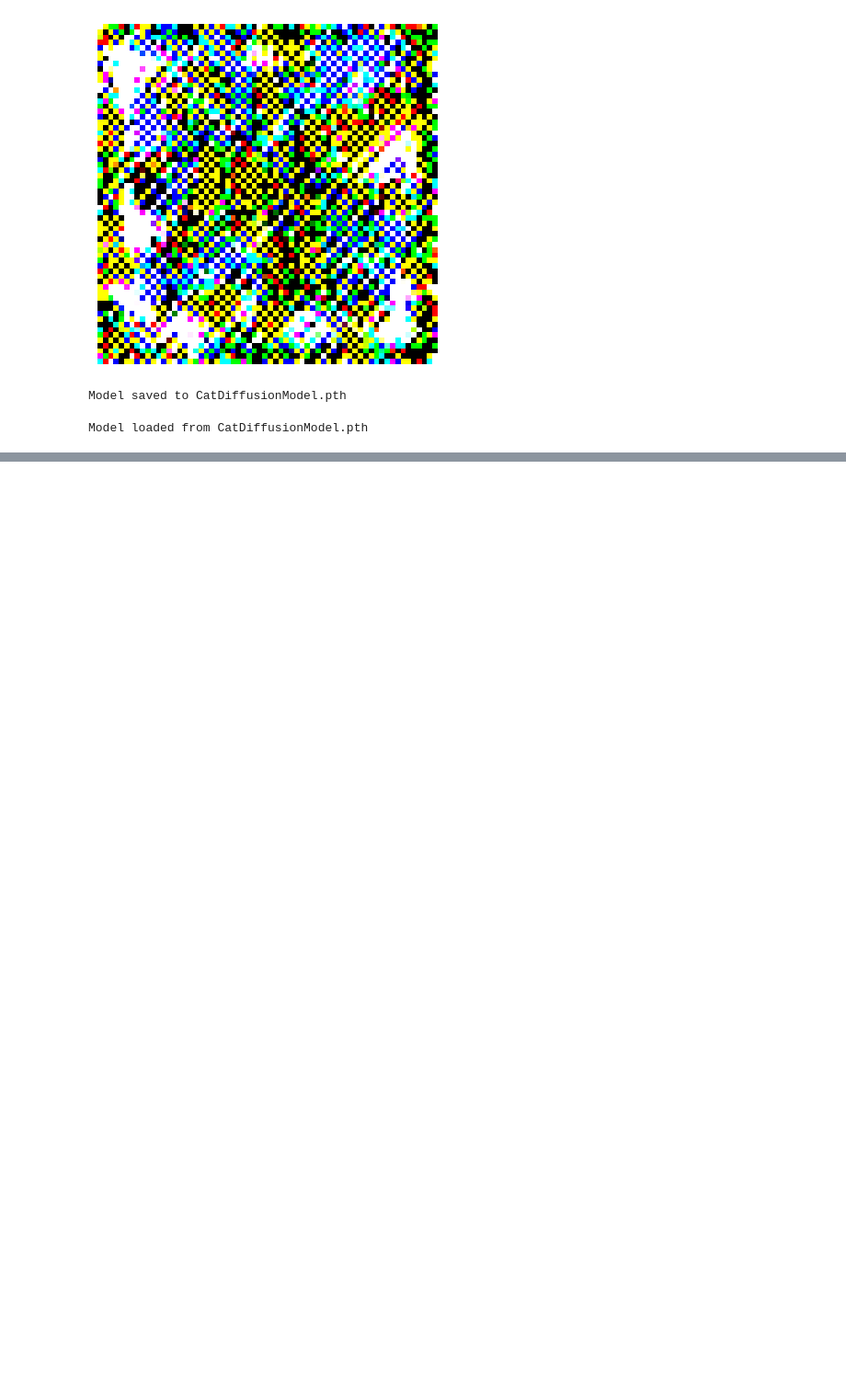
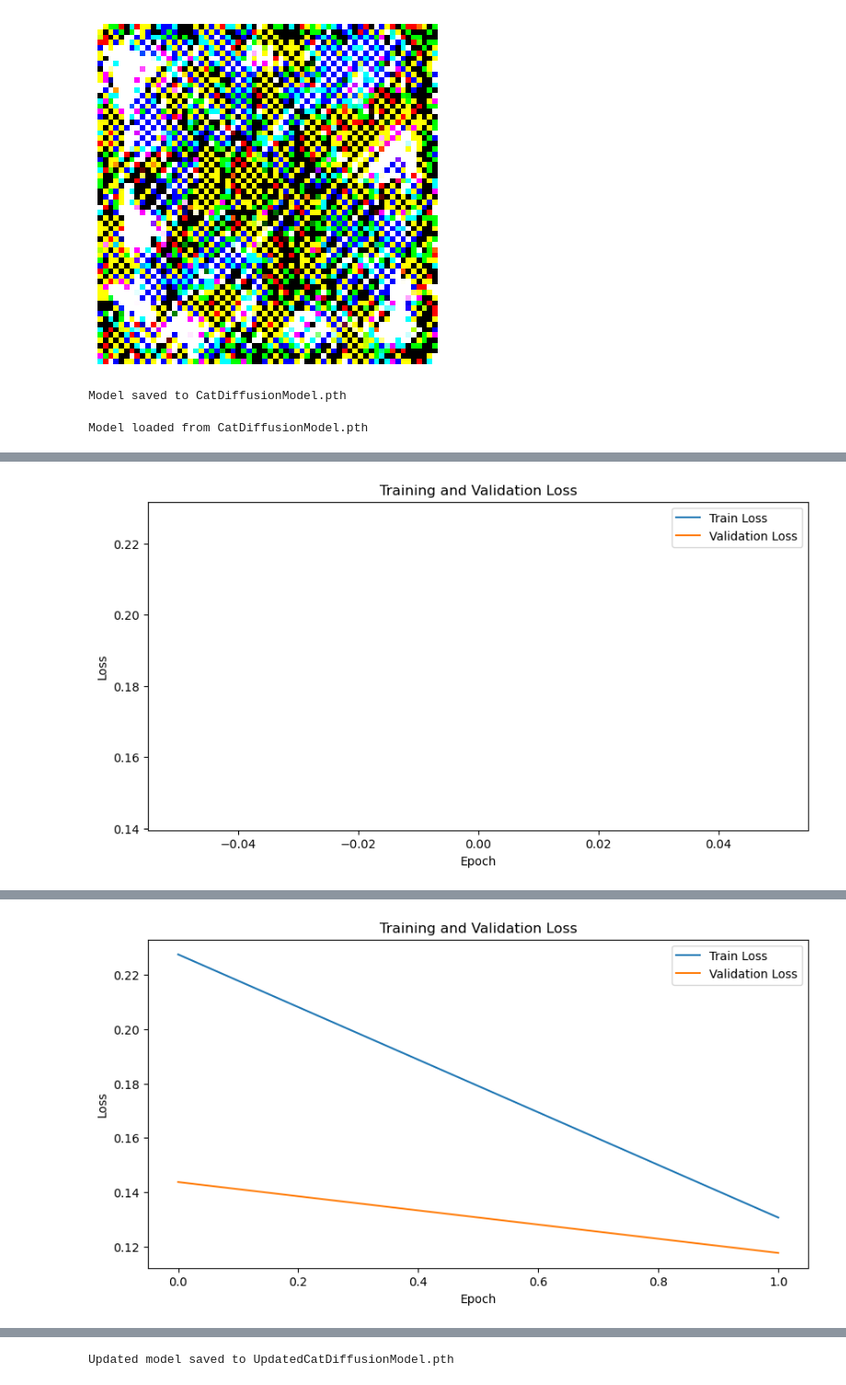
Before and after one commit to ome-rx/Cat-Image-Generator-Codes, a Jupyter notebook: CatDiffusionModel.ipynb, the cells around one changed output, grey strips where cells are left out. Shown at 92% size. Cells and saved outputs as stored; diff of their text form; code cells hidden in the pictures; blank space fills up the shorter version.

```diff
--- a/CatDiffusionModel.ipynb
+++ b/CatDiffusionModel.ipynb
@@ -223,3 +223,17 @@ model.eval()
 print(f"Model loaded from {model_path}")
 # %% [output]
 Model loaded from CatDiffusionModel.pth
+# %%
+# Create the dataset and dataloader again
+transform = transforms.Compose([
+    transforms.Resize((64, 64)),
+    transforms.ToTensor()
+])
+image_dir = "C:/Users/osyed/OneDrive/Desktop/AIML Assessment project"
+dataset = CatDataset(image_dir, transform=transform)
+data_loader = DataLoader(dataset, batch_size=32, shuffle=True)
+# %%
+# Train for additional 5 epochs
+optimizer = optim.Adam(model.parameters(), lr=1e-4)
+additional_train_losses, additional_val_losses = train(model, data_loader, num_epochs=5)
+# %% [output]
@@ -225,0 +241 @@ Model loaded from CatDiffusionModel.pth
+[figure, added]
@@ -225,0 +243 @@ Model loaded from CatDiffusionModel.pth
+[figure, added]
@@ -225,0 +250,7 @@ Model loaded from CatDiffusionModel.pth
+# %%
+# Save the updated model
+updated_model_path = "UpdatedCatDiffusionModel.pth"
+torch.save(model.state_dict(), updated_model_path)
+print(f"Updated model saved to {updated_model_path}")
+# %% [output]
+Updated model saved to UpdatedCatDiffusionModel.pth
```
Also changed, not shown: parts of 4 cells of this notebook.
